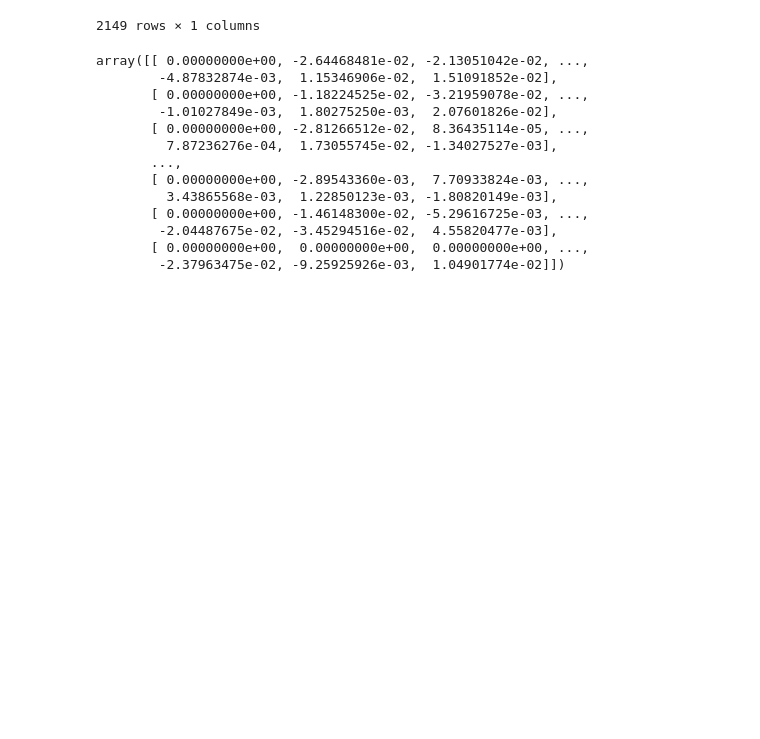
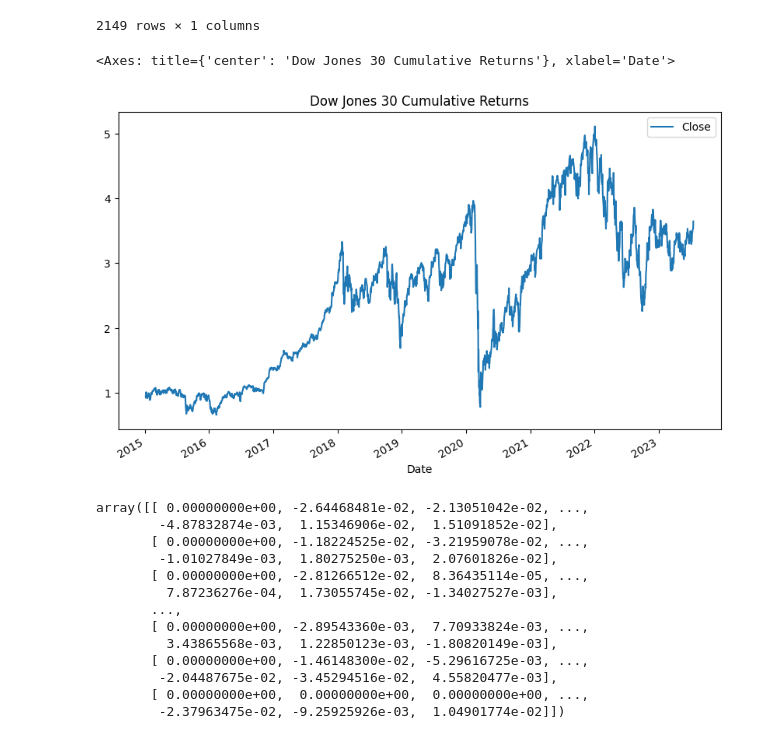
Before and after one commit to abhijay-agarwal/deep-learning-for-index-tracking, a Jupyter notebook: model.ipynb, the cells around one changed output. Saved outputs shown, nothing was run; the diff lists cells and outputs as text; code cells hidden in the pictures; blank space fills up the shorter version.

```diff
--- a/model.ipynb
+++ b/model.ipynb
@@ -143,6 +196,13 @@ dow30
 | 2023-07-17 | 60.3400 |
 | 2023-07-18 | 62.2900 |
 2149 rows × 1 columns
+# %%
+dow30_returns = dow30.pct_change()
+dow30_cum_rets = (1+dow30_returns).cumprod()
+dow30_cum_rets.plot(figsize=(10, 6), title='Dow Jones 30 Cumulative Returns')
+# %% [output]
+<Axes: title={'center': 'Dow Jones 30 Cumulative Returns'}, xlabel='Date'>
+[figure, added]
 # %%
 vals = dow30_comps_returns.values
 vals
```
Also changed, not shown: parts of 54 cells of this notebook.
